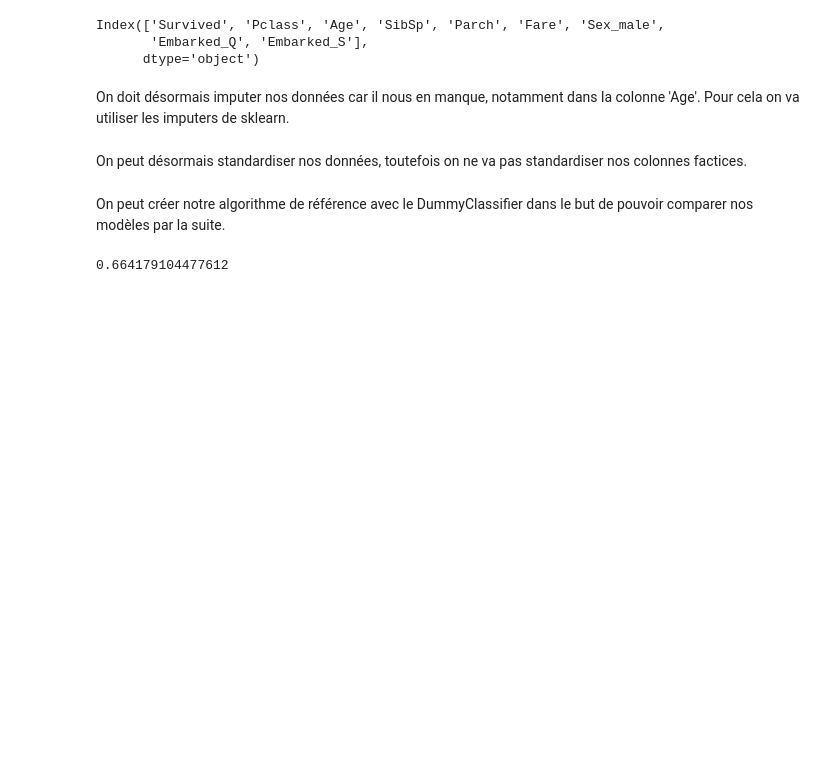
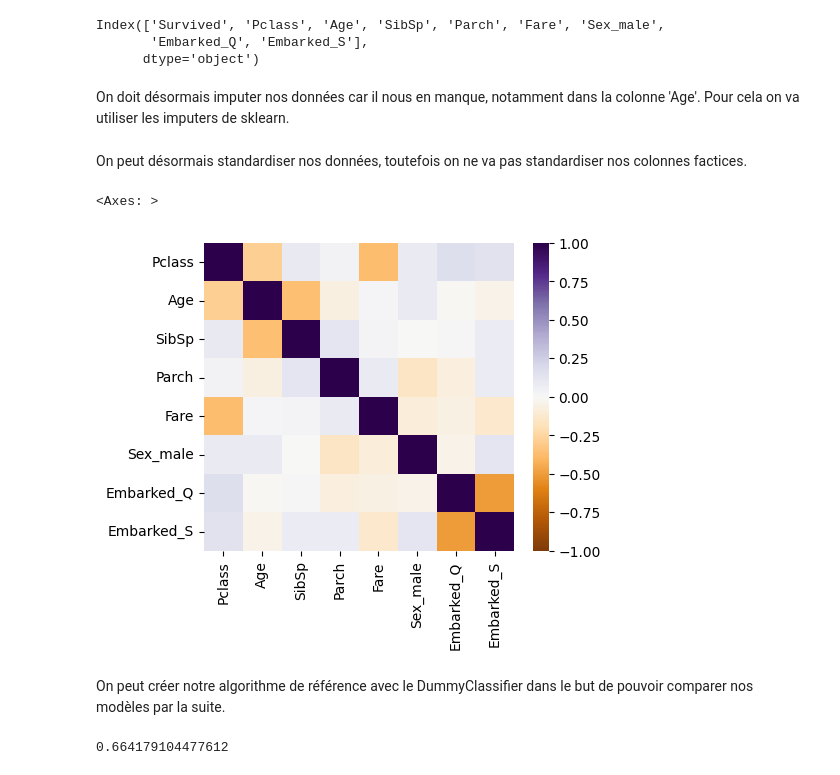
Before and after one commit to leclercrafael/kaggle_titanic, a Jupyter notebook: main.ipynb, the cells around one changed output. Cells and saved outputs as stored; diff of their text form; code cells hidden in the pictures; blank space fills up the shorter version.

```diff
--- a/main.ipynb
+++ b/main.ipynb
@@ -103,6 +105,23 @@ X_train.loc[:,cols] = scaler.transform(X_train[cols]).astype('int64')
 X_test.loc[:,cols] = scaler.transform(X_test[cols]).astype('int64')
 
 #We modified only the columns we were interested in, all of the columns except the created ones
+# %%
+# Calcul de la matrice de corrélation deux à deux
+corr_matrix = X_train.corr()
+
+# Initialisation figure
+plt.figure(figsize=(5, 4))
+
+# Affichage heatmap
+sns.heatmap(corr_matrix,
+            vmin=-1, # borne inf des valeurs à afficher
+            vmax=1, # borne sup des valeurs à afficher
+            center= 0, # valeur médiane des valeurs à afficher,
+            cmap='PuOr', # colormap divergente de violet (PUrple) vers orange (ORange)
+           )
+# %% [output]
+<Axes: >
+[figure, added]
 # %% [markdown]
 On peut créer notre algorithme de référence avec le DummyClassifier dans le but de pouvoir comparer nos modèles par la suite.
 # %%
```
Also changed, not shown: parts of 13 cells of this notebook.
